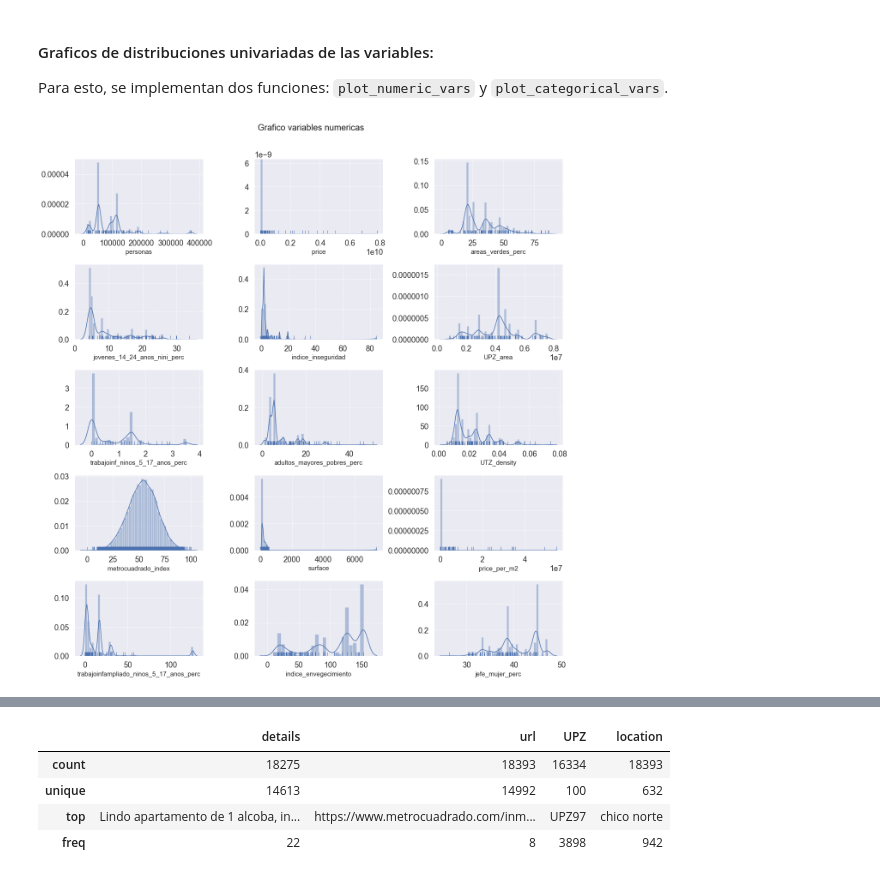
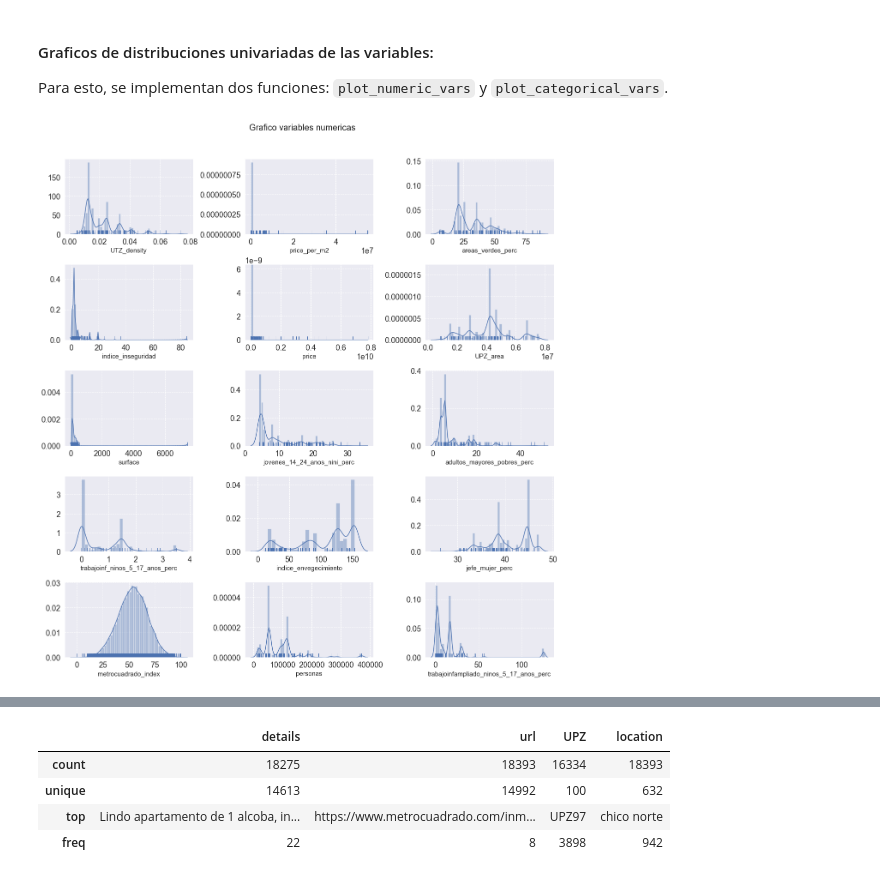
Before and after one commit to Diego-II/tarea1-DataScienceLAB, a Jupyter notebook: Tarea 1.ipynb, the cells around one changed output, grey strips where cells are left out. Cells and saved outputs as stored; diff of their text form; code cells hidden in the pictures.

```diff
--- a/Tarea 1.ipynb
+++ b/Tarea 1.ipynb
@@ -418,12 +423,12 @@ A continuacion, se grafican las variables para entender como se distribuyen. Par
 names = ['numeric', 'categorical']
 
 categorical = [col for col in data.columns if data[col].dtype == 'O']
+categorical += set(['clasif_prod_type'])
 
 others = ['details','url','UPZ','location']
 
-numeric = list(set(data.columns) - set(cat_vars) - set(['clasif_prod_type']))
+numeric = list(set(data.columns) - set(categorical))
 
-categorical += set(['clasif_prod_type'])
 for col in others:
     categorical.remove(col)
 
@@ -582,9 +587,9 @@ def plot_categorical_vars(df, columns, title, order = dict()):
     h, w = (.8, .8)
     plt.subplots_adjust(wspace=w, hspace=h)
 # %%
-plot_uni_dist(data,numeric,'Grafico variables numericas')
+plot_numeric_vars(data,numeric,'Grafico variables numericas')
 # %% [output]
-[figure, old version]
+[figure, new version]
 # %%
 plot_order = {'n_rooms': [ '1', '2', '3', '4', '5', '5+'],
               'n_bath': [ '1', '2', '3', '4', '5', '5+'],
```
Also changed, not shown: parts of 13 cells of this notebook.
